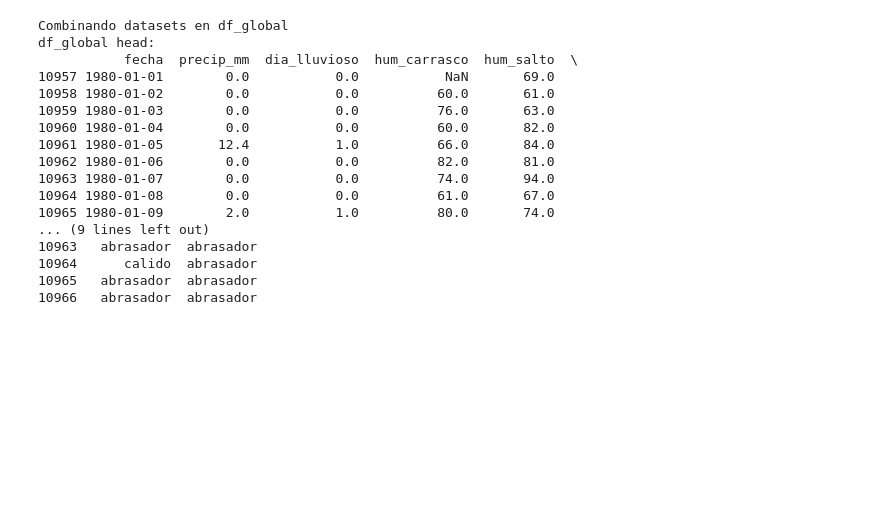
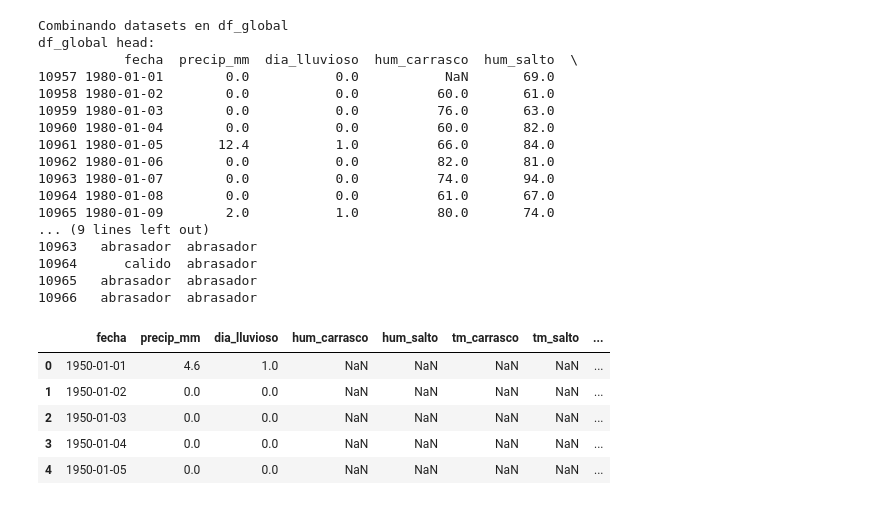
Before and after one commit to Ezequiel-Capo/MachineLearningLab, a Jupyter notebook: LAB1/Script/preprocesamiento.ipynb, the cells around one changed output. Drawn from its saved outputs; the diff is of its cells as text; code cells hidden in the pictures; blank space fills up the shorter version.

Commit message:
merge de Visibilidad, VientoCarrasco y VientoSalto

```diff
--- a/LAB1/Script/preprocesamiento.ipynb
+++ b/LAB1/Script/preprocesamiento.ipynb
@@ -352,3 +352,44 @@ df_global head:
 10964      calido  abrasador
 10965   abrasador  abrasador
 10966   abrasador  abrasador
+# %%
+# ===== VientoCarrasco.csv =====
+df_vientocarr = dataframes["VientoCarrasco"]
+
+df_vientocarr = df_vientocarr.rename(columns={
+  "Fecha " : "fecha",
+  "DirVCarrasco" : "dir_viento_carrasco",
+  "IntVCarrasco" : "int_viento_carrasco",
+  "IntRCarrasco" : "int_racha_viento_carrasco"
+})
+
+df_vientocarr["fecha"] = pd.to_datetime(df_vientocarr["fecha"], dayfirst=True)
+df_vientocarr["fecha"] = df_vientocarr["fecha"].dt.date
+df_vientocarr["fecha"] = pd.to_datetime(df_vientocarr["fecha"])
+df_vientocarr["dir_viento_carrasco"] = pd.to_numeric(df_vientocarr["dir_viento_carrasco"],errors="coerce")
+
+df_vientocarr = df_vientocarr.groupby("fecha").agg({
+    "dir_viento_carrasco": "mean",                  # promedio
+    "int_viento_carrasco": ["mean", "max"],         # promedio y máximo
+    "int_racha_viento_carrasco": ["mean", "max"]    # promedio y máximo
+})
+df_vientocarr.columns = [
+    "dir_viento_carrasco_prom",
+    "int_viento_carrasco_prom",
+    "int_viento_carrasco_max",
+    "int_racha_viento_carrasco_prom",
+    "int_racha_viento_carrasco_max"
+]
+
+df_vientocarr.head()
+
+df_global = pd.merge(df_global,df_vientocarr,how="left",on="fecha")
+
+df_global.head()
+# %% [output]
+|  | fecha | precip_mm | dia_lluvioso | hum_carrasco | hum_salto | tm_carrasco | tm_salto | ... |
+| 0 | 1950-01-01 | 4.6 | 1.0 | NaN | NaN | NaN | NaN | ... |
+| 1 | 1950-01-02 | 0.0 | 0.0 | NaN | NaN | NaN | NaN | ... |
+| 2 | 1950-01-03 | 0.0 | 0.0 | NaN | NaN | NaN | NaN | ... |
+| 3 | 1950-01-04 | 0.0 | 0.0 | NaN | NaN | NaN | NaN | ... |
+| 4 | 1950-01-05 | 0.0 | 0.0 | NaN | NaN | NaN | NaN | ... |
```
Also changed, not shown: parts of 2 cells of this notebook, 1 other file.
